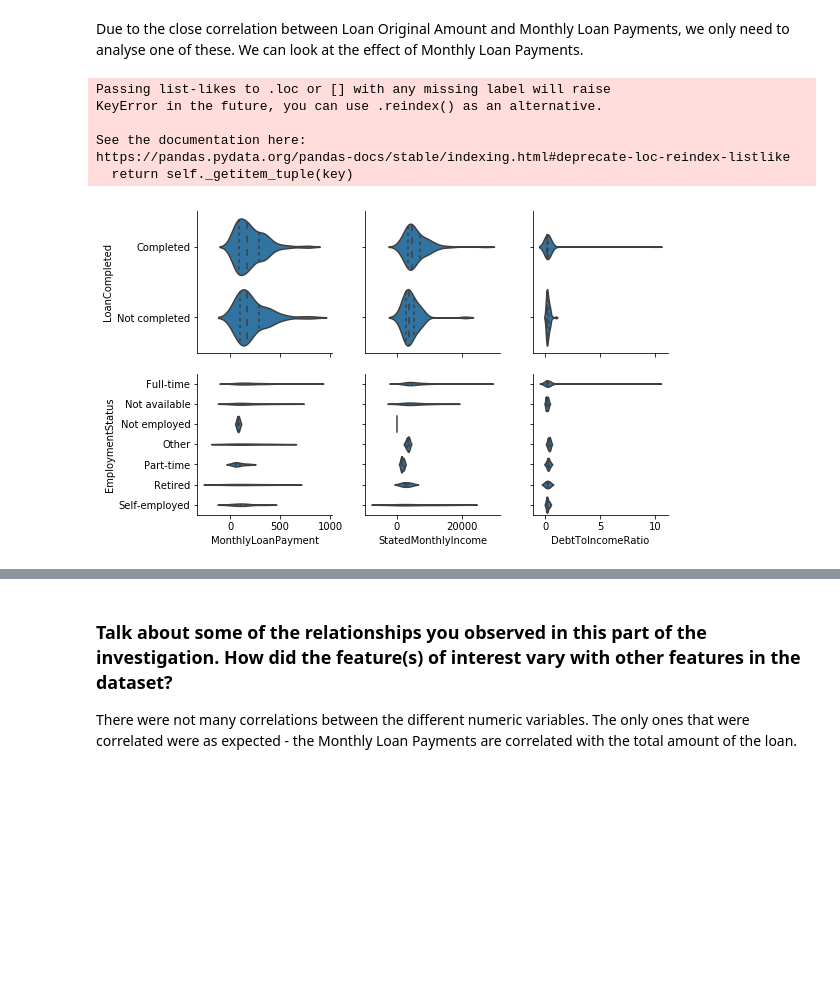
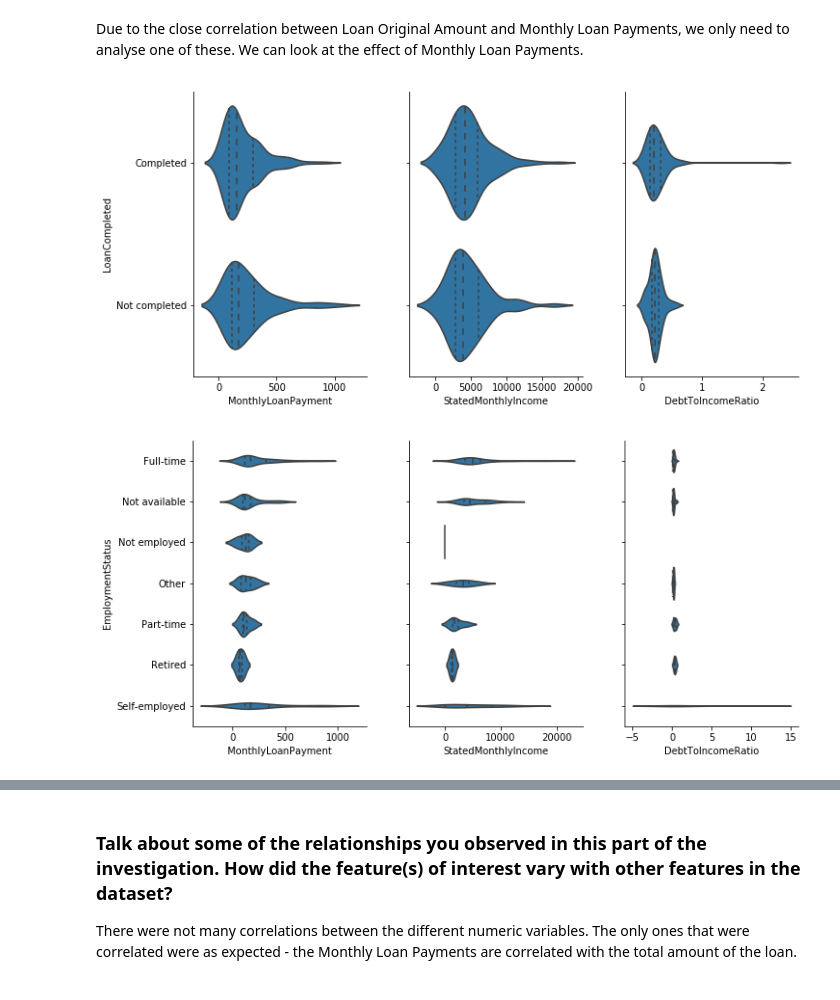
Before and after one commit to Jeffro80/DAND_Communicate_Findings, a Jupyter notebook: exploration-WORKING.ipynb, the cells around one changed output, grey strips where cells are left out. Saved outputs shown, nothing was run; the diff lists cells and outputs as text; code cells hidden in the pictures; blank space fills up the shorter version.

Commit message:
tweak violin plots in bivariate exploration

```diff
--- a/exploration-WORKING.ipynb
+++ b/exploration-WORKING.ipynb
@@ -1104,17 +1106,26 @@ Due to the close correlation between Loan Original Amount and Monthly Loan Payme
 # DRILL DOWN
 # Look at interesting variables and look for relationships between them e.g. Loan amount and Stated Monthly Income
 # %%
+# MAKE PLOTS LARGER
 samples = np.random.choice(loans.shape[0], 500, replace = False)
 loan_samples = loans.loc[samples,:]
 
 g = sb.PairGrid(data=loan_samples, x_vars = ['MonthlyLoanPayment', 'StatedMonthlyIncome', 'DebtToIncomeRatio'],
-               y_vars=['LoanCompleted', 'EmploymentStatus'])
+               y_vars=['LoanCompleted'])
+g.fig.set_figheight(6)
+g.fig.set_figwidth(10)
 g.map(sb.violinplot, inner = 'quartile');
 # %% [output]
-Passing list-likes to .loc or [] with any missing label will raise
-KeyError in the future, you can use .reindex() as an alternative.
-
-See the documentation here:
-https://pandas.pydata.org/pandas-docs/stable/indexing.html#deprecate-loc-reindex-listlike
-  return self._getitem_tuple(key)
-[figure, old version]
+[figure, new version]
+# %%
+# MAKE PLOTS LARGER
+samples = np.random.choice(loans.shape[0], 500, replace = False)
+loan_samples = loans.loc[samples,:]
+
+g = sb.PairGrid(data=loan_samples, x_vars = ['MonthlyLoanPayment', 'StatedMonthlyIncome', 'DebtToIncomeRatio'],
+               y_vars=['EmploymentStatus'])
+g.fig.set_figheight(6)
+g.fig.set_figwidth(10)
+g.map(sb.violinplot, inner = 'quartile');
+# %% [output]
+[figure, added]
```
Also changed, not shown: parts of 4 cells of this notebook.
